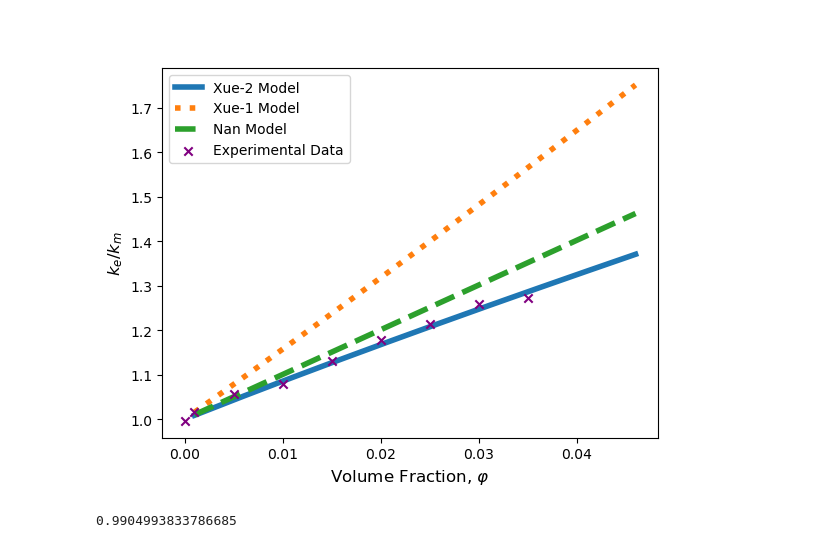
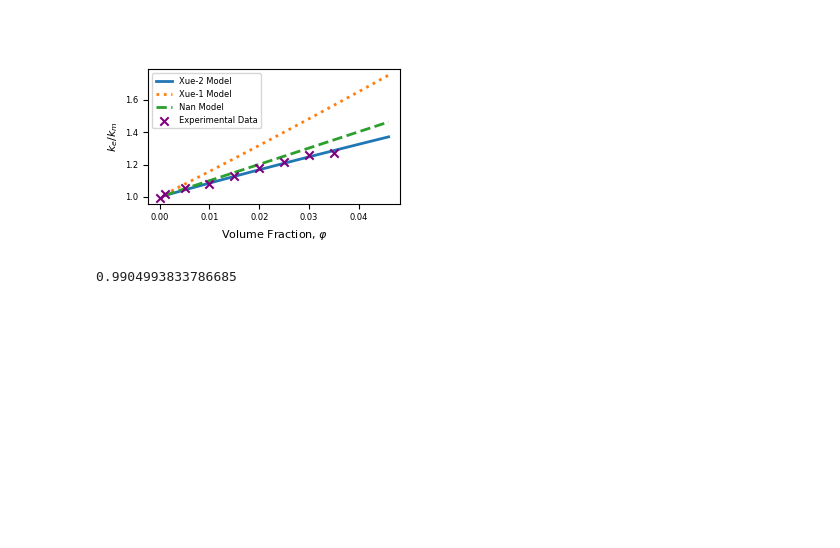
Before and after one commit to danesheppard/CNTCompositeModelling, a Jupyter notebook: NanocompositeModellingJournal.ipynb, the cells around one changed output. Drawn from its saved outputs; the diff is of its cells as text; code cells hidden in the pictures; blank space fills up the shorter version.

Commit message:
RK fit to double exponential. Minor changes to comments for clarity. Added small bit of formatting for generating appropriately sized TOC Graphic

```diff
--- a/NanocompositeModellingJournal.ipynb
+++ b/NanocompositeModellingJournal.ipynb
@@ -108,7 +109,7 @@ def bruteSquad(
             maxIter = The maximum number of iterations
             increment = The increment size for precise iteration
             roughingVal = The increment size for rough iteration
-            direction = The initial iteration direction. Should be 1 or -1.
+            direction = The initial iteration direction. Should be 1 or -1. If the solution does not converge, try switching this.
             verbose = Boolean. Turns debug messages on or off
 
     '''
@@ -121,11 +122,14 @@ def bruteSquad(
         if verbose:
             print(msg)
 
-    if abs(direction) - 1 != 0:
+    if abs(direction) != 1:
         print('Incorrect value for argument "direction". Value must be either 1 or -1.')
         print('Using default value of 1')
         direction = 1
-    testKe = km # Start iteration at the current km value
+
+    # Start iteration at the current km value
+    # The default direction of 1 assumes a conductivity improvement.
+    testKe = km
 
     # To solve for ke, we will brute force a solution.
     # The goal is to get 'result' to zero by incrementing the testKe.
@@ -169,7 +173,7 @@ def bruteSquad(
             else:
                 testKe *= 1 + increment * direction
         if i == maxIter:
-            print(f'Max iterations reached at {iterations} iterations.')
+            print(f'Max iterations reached at {i} iterations.')
 
     debugPrint(f'Final equality result: {bestResult} after {counter} iterations')
     debugPrint(f'ke value: {testKe}')
@@ -188,7 +192,8 @@ def calculateKeSolver(
     maxIter = 500
 ):
     ''' Calculates the Ke, given the rest of the parameters.
-    Depends on the kcl() and kct() functions defined below
+    Depends on the kcl() and kct() functions defined below.
+    Uses the brute force solver bruteSquad() to extract the ke value for a given set of parameters.
 
     9(1 − f )(ke − km)/(2ke + km)
     + f(ke − kc33)/(ke + 0.14d/L(kc33 - ke))
@@ -229,5 +234,5 @@ def calculateKeSolver(
     )
     return result
 
-print(calculateKeSolver(verbose = False, maxIter = 400, kc = 5000))
+print(calculateKeSolver(verbose = True, maxIter = 400, kc = 5000))
 # %% [output]
@@ -462,41 +483,48 @@ for frac in frAxis:
 
 experimentalData = {
     'volume fraction' : [
         0, 0.001, 0.005, 0.01, 0.015, 0.02, 0.025, 0.03, 0.035
     ],
     'ke': [
         0.2051,
         0.2093,
         0.2175,
         0.2222,
         0.2329,
         0.2424,
         0.2501,
         0.2593,
         0.2619
     ]
 }
 
 exDF = pd.DataFrame(experimentalData)
 experimentalImprovement = exDF['ke']/frackm
 
 compareFig = plt.figure()
 compareAx = compareFig.add_subplot()
-compareAx.plot(frAxis, xue2Frac, label = 'Xue-2 Model', linewidth = 4)
-compareAx.plot(frAxis, xue1Frac, label = 'Xue-1 Model', ls = 'dotted', linewidth = 4)
-compareAx.plot(frAxis, nanFrac, label = 'Nan Model', ls ='--', linewidth = 4)
+compareAx.plot(frAxis, xue2Frac, label = 'Xue-2 Model', linewidth = 2)
+compareAx.plot(frAxis, xue1Frac, label = 'Xue-1 Model', ls = 'dotted', linewidth = 2)
+compareAx.plot(frAxis, nanFrac, label = 'Nan Model', ls ='--', linewidth = 2)
 compareAx.scatter(exDF['volume fraction'], experimentalImprovement, marker = 'x', label = 'Experimental Data', color = 'purple', zorder = 10)
 
-compareAx.set_xlabel('Volume Fraction, $φ$', fontsize = 12)
-compareAx.set_ylabel('$k_e/k_m$', fontsize = 12)
+compareAx.set_xlabel('Volume Fraction, $φ$', fontsize = 8)
+compareAx.set_ylabel('$k_e/k_m$', fontsize = 8)
+
+
 
 
 # compareAx.set_title('Thermal Conductivity Improvement Ratio by Volume Fraction of \nMWCNTs for Nan, Xue-1, and Xue-2 Models', fontsize = 12)
-compareAx.legend()
-# ax.savefig('./conductivityvsRK.png')
+compareAx.legend(fontsize = 6)
 compareFig.savefig('./modelVsVolumeFrac.png')
+
+# Formatting for TOC Graphic
+# compareAx.tick_params(axis = 'both', labelsize = 6)
+# compareFig.set_figwidth(3.25)
+# compareFig.set_figheight(1.75)
+# compareFig.savefig('./tocImage.png')
 # %% [output]
-[figure, old version]
+[figure, new version]
 # %%
 
 # For the next graph, we will use the existing frAxis to plot different Kc values
```
Also changed, not shown: parts of 5 cells of this notebook, 4 other files.
